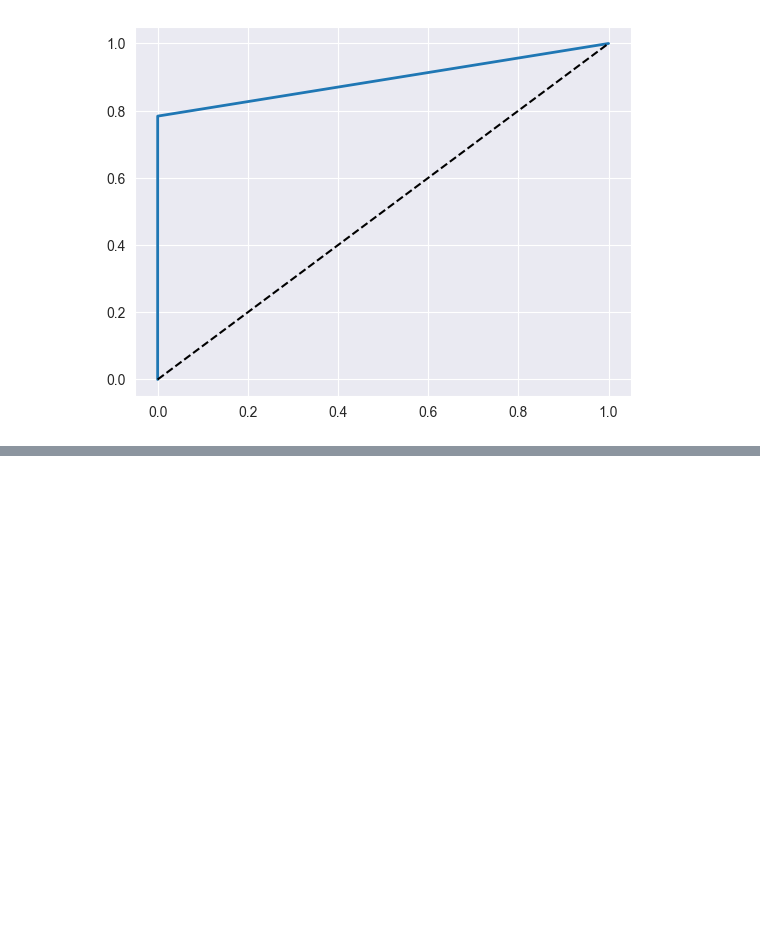
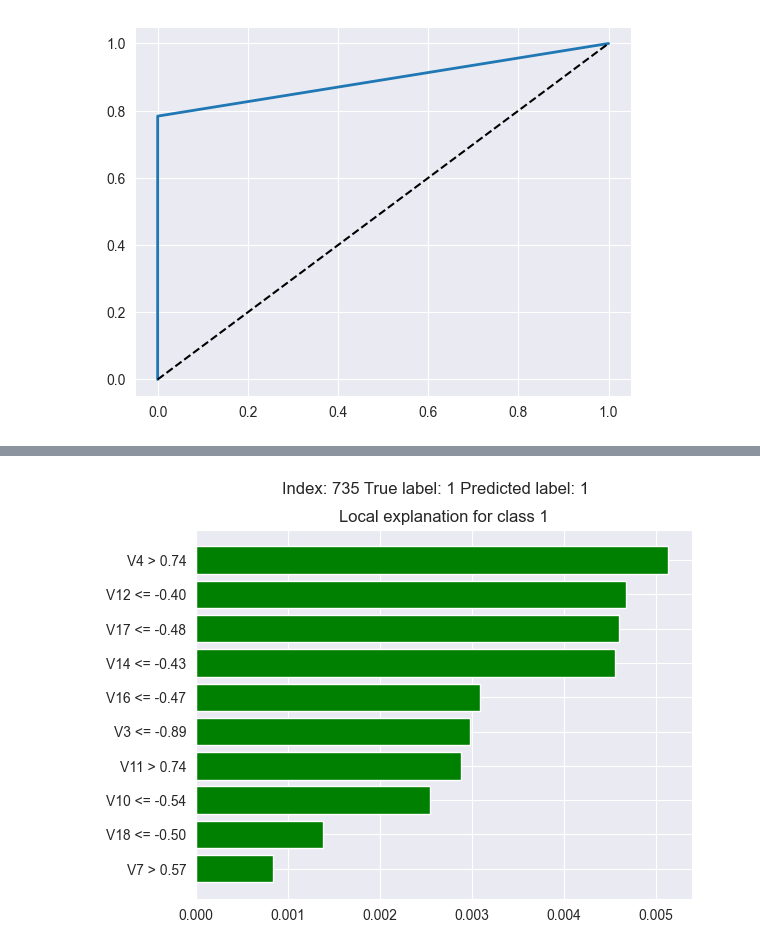
Before and after one commit to lukaszykw/IntroductionToMachineLearning-Project1, a Jupyter notebook: budowa_krok_3_4.ipynb, the cells around one changed output, grey strips where cells are left out. Cells and saved outputs as stored; diff of their text form; code cells hidden in the pictures; blank space fills up the shorter version.

```diff
--- a/budowa_krok_3_4.ipynb
+++ b/budowa_krok_3_4.ipynb
@@ -1066,0 +1137,4 @@ plt.show()
+# %%
+explain_lime(ext_clf, 735)
+# %% [output]
+[figure, added]
```
Also changed, not shown: parts of 12 cells of this notebook, 1 other file.
